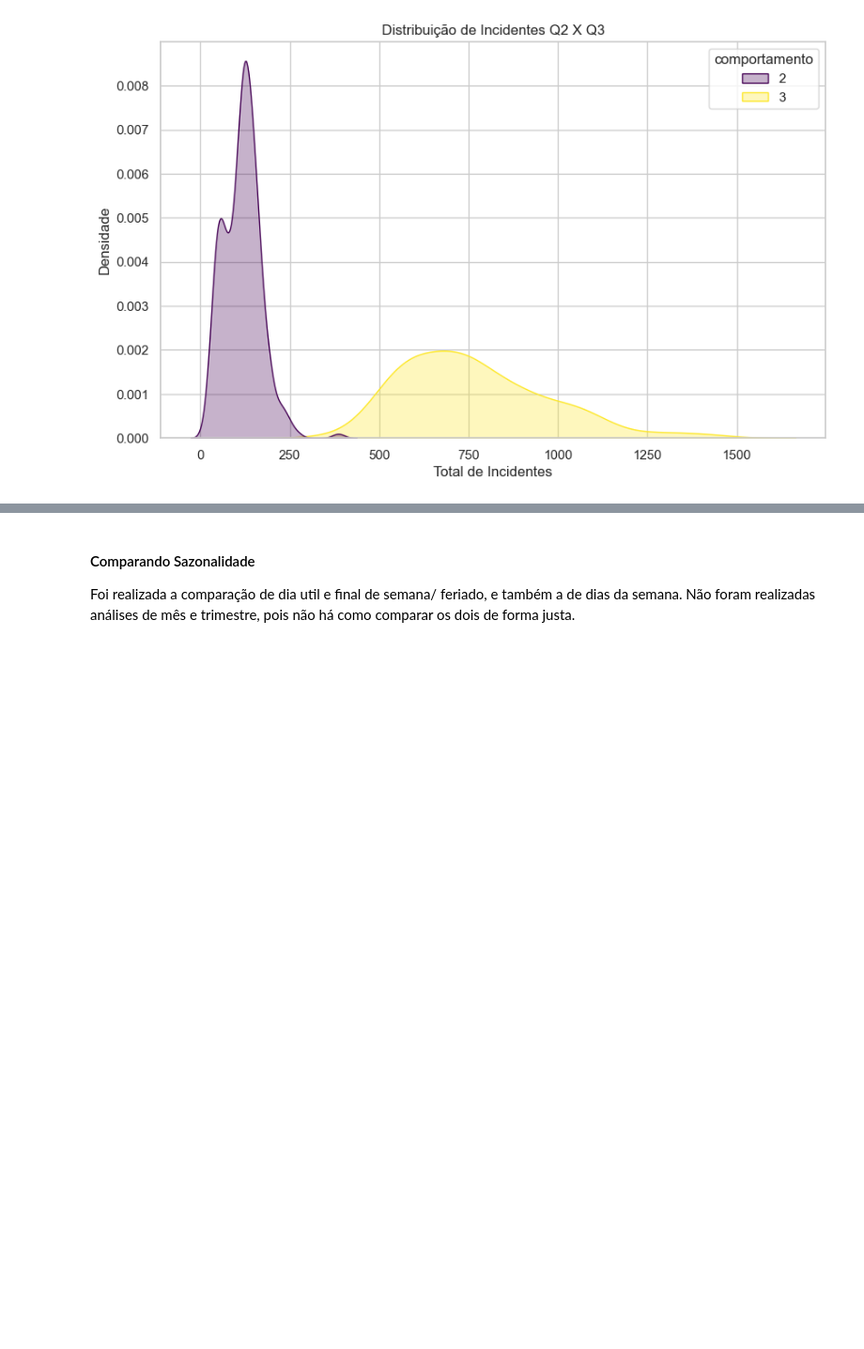
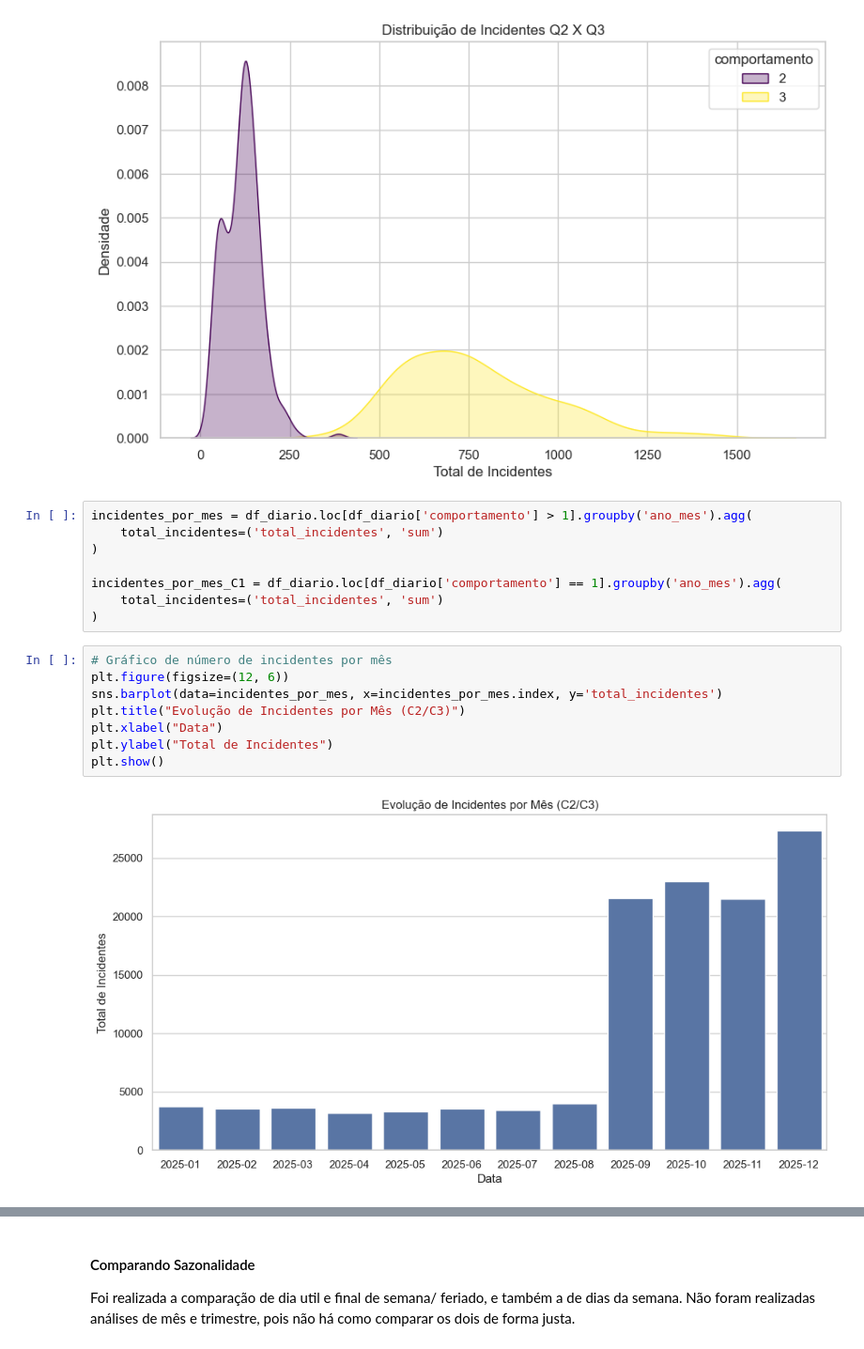
Before and after one commit to jffdevbr/challenge_locaweb, a Jupyter notebook: notebooks/data_exploration_target_behavior.ipynb, the cells around one changed output, grey strips where cells are left out. Shown at 94% size. Saved outputs shown, nothing was run; the diff lists cells and outputs as text; blank space fills up the shorter version.

```diff
--- a/notebooks/data_exploration_target_behavior.ipynb
+++ b/notebooks/data_exploration_target_behavior.ipynb
@@ -737,3 +740,21 @@ plt.ylabel("Densidade")
 plt.show()
 # %% [output]
 [figure]
+# %%
+incidentes_por_mes = df_diario.loc[df_diario['comportamento'] > 1].groupby('ano_mes').agg(
+    total_incidentes=('total_incidentes', 'sum')
+)
+
+incidentes_por_mes_C1 = df_diario.loc[df_diario['comportamento'] == 1].groupby('ano_mes').agg(
+    total_incidentes=('total_incidentes', 'sum')
+)
+# %%
+# Gráfico de número de incidentes por mês
+plt.figure(figsize=(12, 6))
+sns.barplot(data=incidentes_por_mes, x=incidentes_por_mes.index, y='total_incidentes')
+plt.title("Evolução de Incidentes por Mês (C2/C3)")
+plt.xlabel("Data")
+plt.ylabel("Total de Incidentes")
+plt.show()
+# %% [output]
+[figure, added]
```
Also changed, not shown: parts of 17 cells of this notebook.
